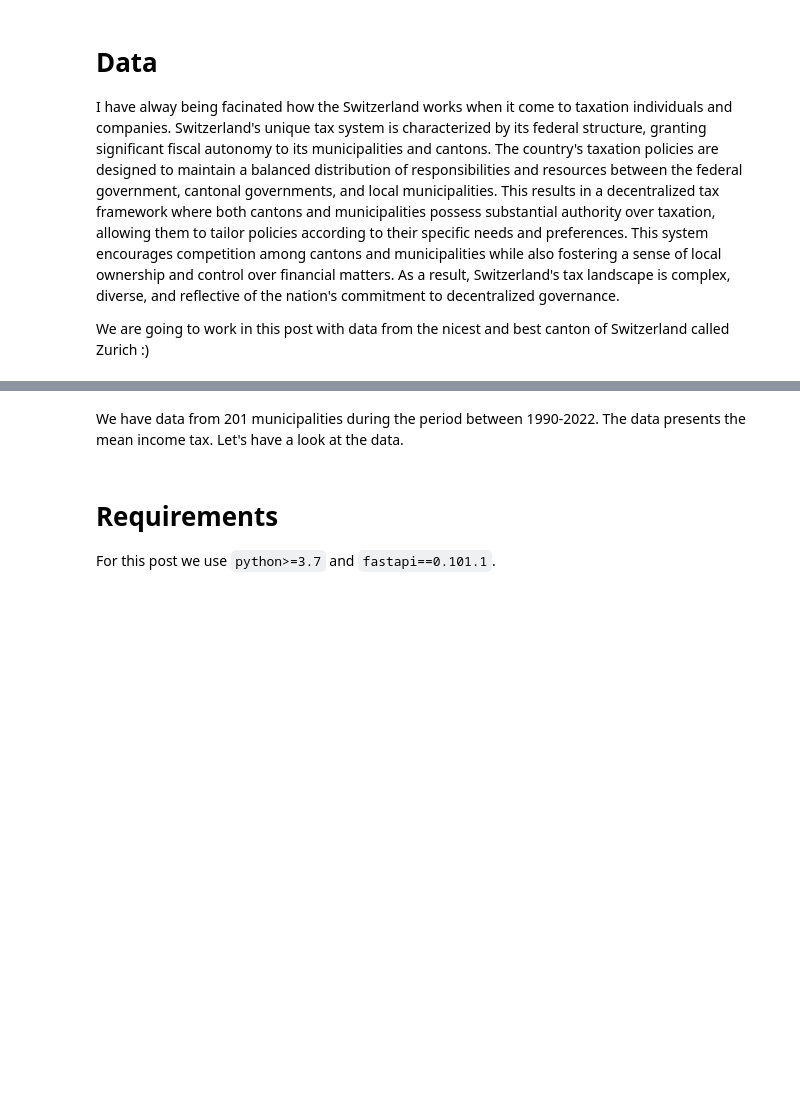
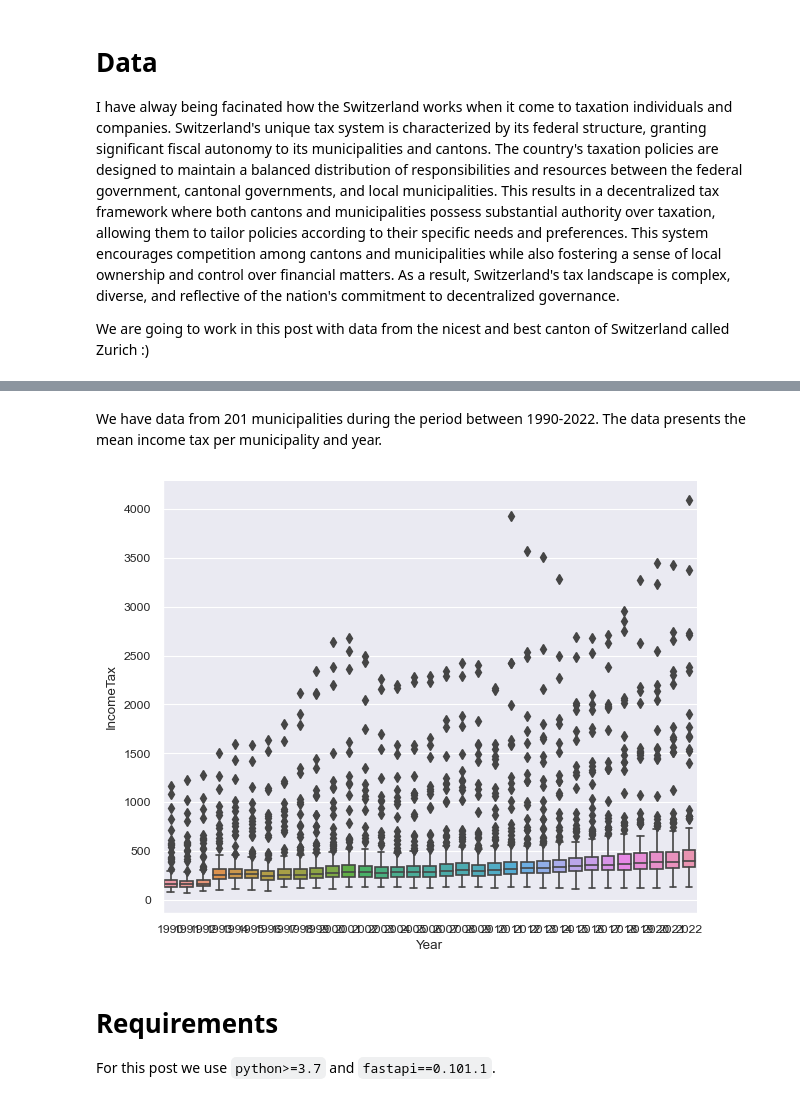
Before and after one commit to bernardo-cruz/blog, a Jupyter notebook: quarto_builder/WorkInProgress/api.ipynb, the cells around one changed output, grey strips where cells are left out. Cells and saved outputs as stored; diff of their text form; code cells hidden in the pictures; blank space fills up the shorter version.

```diff
--- a/quarto_builder/WorkInProgress/api.ipynb
+++ b/quarto_builder/WorkInProgress/api.ipynb
@@ -67,7 +72,12 @@ We are going to work in this post with data from the nicest and best canton of S
 # helper function for reading datasets with proper separator
 def get_dataset(url):
     if url[-3:] != "csv":
-        print("The data set URL has no proper 'csv' extension. Reading the dataset might not have worked as expected.\nPlease check the dataset link and adjust pandas' read_csv() parameters accordingly.")
+        print(
+            """"
+            The data set URL has no proper 'csv' extension. Reading the dataset might not have worked as expected.
+            Please check the dataset link and adjust pandas' read_csv() parameters accordingly.
+            """
+        )
     data = pd.read_csv(
         url,
         sep = ",",
@@ -77,10 +87,31 @@ def get_dataset(url):
     )
     # if dataframe only has one column or less the data is not comma separated, use ";" instead
     if data.shape[1] <= 1:
-        data = pd.read_csv(url, sep=';', on_bad_lines='warn', encoding_errors='ignore', low_memory=False)
+        data = pd.read_csv(
+            url,
+            sep=';',
+            on_bad_lines='warn',
+            encoding_errors='ignore',
+            low_memory=False,
+        )
         if data.shape[1] <= 1:
             print("The data wasn't imported properly. Very likely the correct separator couldn't be found.\nPlease check the dataset manually and adjust the code.")
     return data
 
-df = get_dataset('https://www.web.statistik.zh.ch/ogd/data/KANTON_ZUERICH_286.csv')
-df.head()
+df = (
+    get_dataset(
+        'https://www.web.statistik.zh.ch/ogd/data/KANTON_ZUERICH_286.csv'
+    )
+    [['GEBIET_NAME', 'INDIKATOR_JAHR', 'INDIKATOR_VALUE']]
+    .rename(
+        columns = {
+            'GEBIET_NAME'       :   'Municipality',
+            'INDIKATOR_JAHR'    :   'Year',
+            'INDIKATOR_VALUE'   :   'IncomeTax',
+        }
+    )
+)
+
+df.to_parquet(
+    '../../data/IncomeTax.parquet',
+)
@@ -96,13 +120,24 @@ df.head()
 
 display(
     Markdown(
-        f"We have data from {df.GEBIET_NAME.nunique()} municipalities during the period between {df.INDIKATOR_JAHR.min()}-{df.INDIKATOR_JAHR.max()}. " + " "
-        f"The data presents the mean income tax. For that reason we are going to merge the population data " + " "
-        f"Let's have a look at the data."
+        f"We have data from {df.Municipality.nunique()} municipalities during the period between {df.Year.min()}-{df.Year.max()}. " + " "
+        f"The data presents the mean income tax per municipality and year."
     )
 )
 # %% [output]
-We have data from 201 municipalities during the period between 1990-2022.  The data presents the mean income tax. Let's have a look at the data.
+We have data from 201 municipalities during the period between 1990-2022.  The data presents the mean income tax per municipality and year.
+# %%
+sns.catplot(
+    data = df,
+    x = 'Year',
+    y = 'IncomeTax',
+    height=height,
+    aspect=aspect,
+    kind='box',
+)
+plt.show()
+# %% [output]
+[figure, added]
 # %% [markdown]
 # Requirements
 For this post we use `python>=3.7` and `fastapi==0.101.1`.
```
Also changed, not shown: parts of 2 cells of this notebook.
